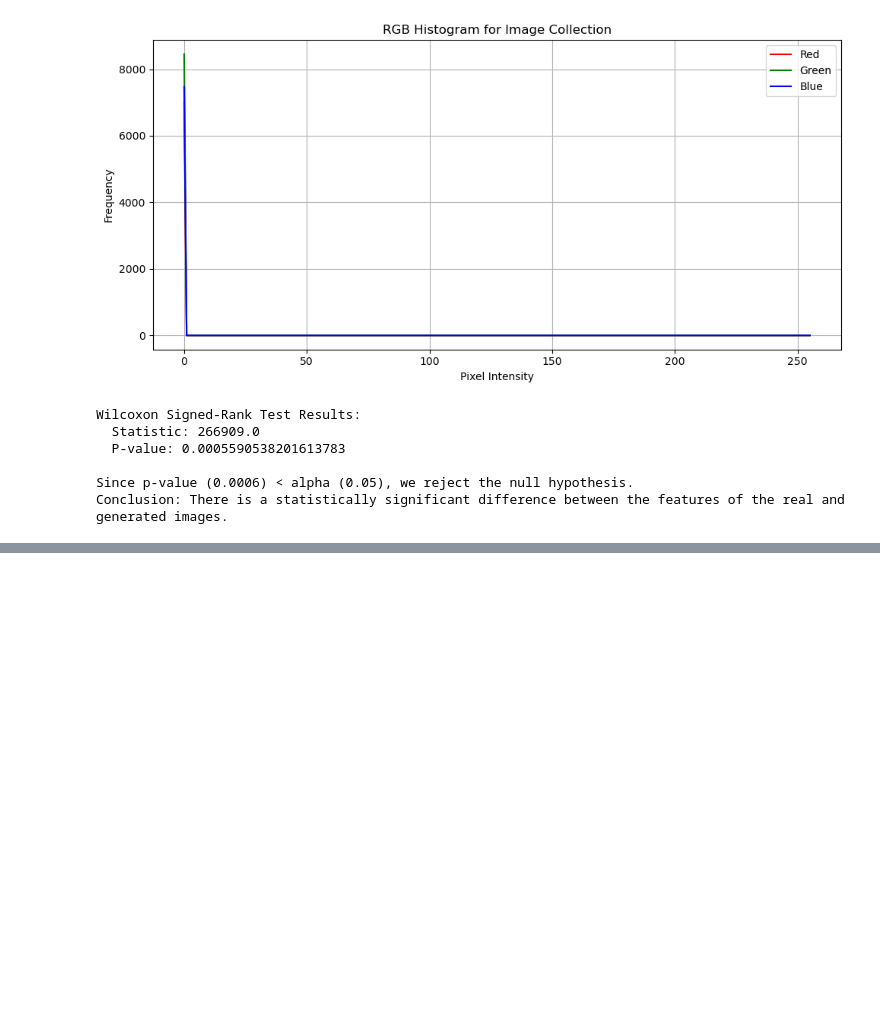
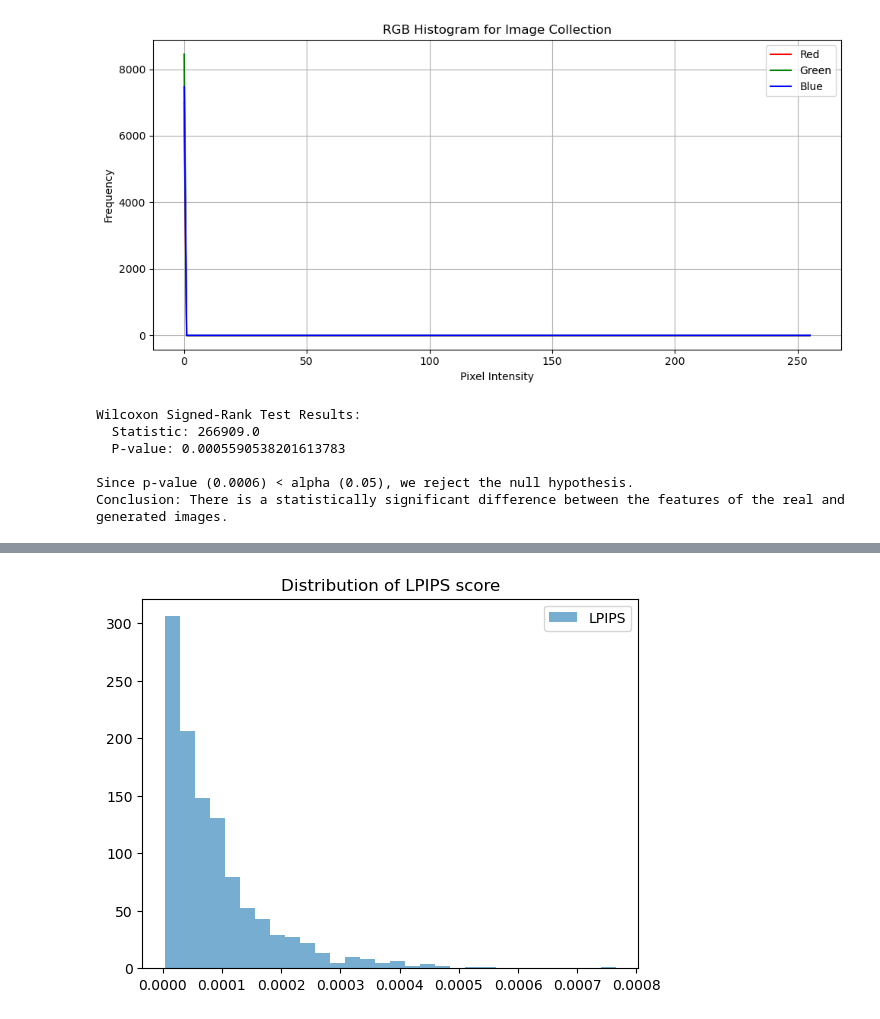
Before and after one commit to Suhaas0079/Farmland-Classification-using-Remote-Sensing, a Jupyter notebook: Notebooks/Spatial GAN - NIR.ipynb, the cells around one changed output, grey strips where cells are left out. Saved outputs shown, nothing was run; the diff lists cells and outputs as text; code cells hidden in the pictures; blank space fills up the shorter version.

```diff
--- a/Notebooks/Spatial GAN - NIR.ipynb
+++ b/Notebooks/Spatial GAN - NIR.ipynb
@@ -1171,0 +1194,23 @@ Conclusion: There is a statistically significant difference between the features
+# %%
+import lpips
+
+# LPIPS uses normalized 3-channel images in [-1, 1]
+loss_fn = lpips.LPIPS(net='alex')  # or 'vgg'
+
+def preprocess_for_lpips(img_batch):
+    """Convert (N, 64, 64, 3) numpy image to torch tensor in [-1, 1]"""
+    img_batch = img_batch[..., :3]  # Take RGB
+    img_batch = img_batch.transpose(0, 3, 1, 2)  # NCHW
+    img_batch = (img_batch / 127.5) - 1.0  # Normalize to [-1, 1]
+    return torch.tensor(img_batch, dtype=torch.float32)
+
+def lpips_analysis(real_images, generated_images):
+    """Computes LPIPS for each image pair."""
+    real_tensor = preprocess_for_lpips(real_images)
+    gen_tensor = preprocess_for_lpips(generated_images)
+
+    scores = []
+    for r, g in zip(real_tensor, gen_tensor):
+        score = loss_fn(r.unsqueeze(0), g.unsqueeze(0))
+        scores.append(score.item())
+    return np.mean(scores), scores
@@ -1171,0 +1243,7 @@ Conclusion: There is a statistically significant difference between the features
+# %%
+plt.hist(lpips_scores, bins=30, alpha=0.6, label='LPIPS')
+plt.legend()
+plt.title('Distribution of LPIPS score')
+plt.show()
+# %% [output]
+[figure, added]
```
Also changed, not shown: parts of 6 cells of this notebook.
